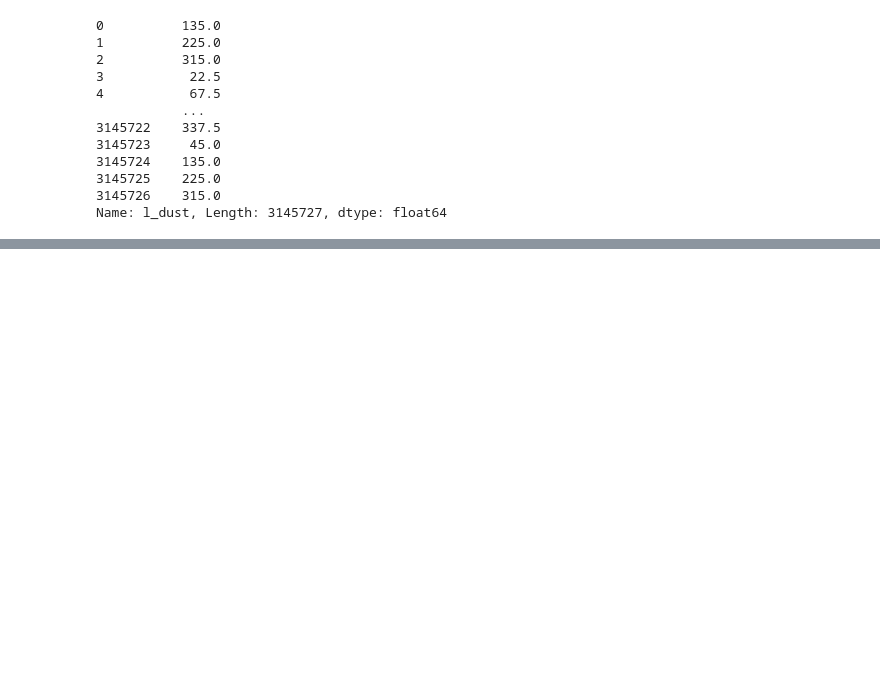
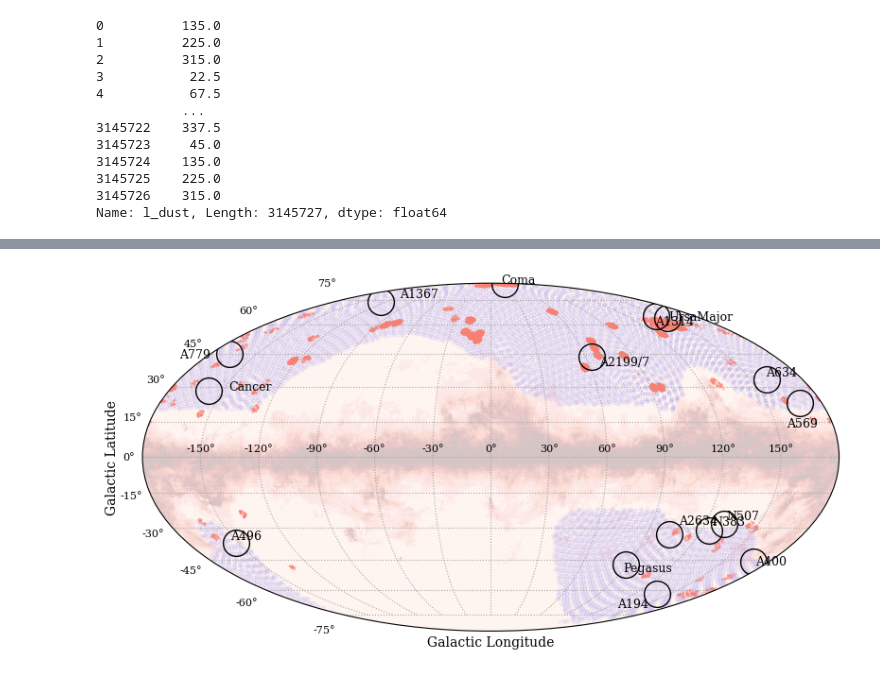
Before and after one commit to KSaid-1/DESI_fuji_FP, a Jupyter notebook: fuji_aitoff.ipynb, the cells around one changed output, grey strips where cells are left out. Cells and saved outputs as stored; diff of their text form; code cells hidden in the pictures; blank space fills up the shorter version.

```diff
--- a/fuji_aitoff.ipynb
+++ b/fuji_aitoff.ipynb
@@ -292,3 +271,93 @@ plt.show()
 6697     66.457402
 Name: l, Length: 6698, dtype: float64
 [figure]
+# %%
+WISE_Data = pd.read_csv("WISE_Data_Mk2.txt", sep="\t", skiprows=[0], header=None)
+
+WISE_Data.columns = ['2MAS_Name', 'NedName','Abell_ID', 'Morph_Type', 'Ra', 'Dec', 'Axis_Ratio', 'Luminosity_Distance',
+                     'Redshift', 'Log_W', 'Log_W_err', 'flux_W1', 'flux_W1_err', 'flux_W2', 'flux_W2_err', 'mag_W1',
+                     'mag_W2', 'mag_W1_err', 'mag_W2_err', 'Khaled Ids', 'Correct Cluster Names']
+
+groups = WISE_Data.groupby("Correct Cluster Names")
+
+fuji = pd.read_csv("fuji_plot_n.csv", delimiter=' ')
+l = np.radians(fuji.l)
+b = np.radians(fuji.b)
+print (fuji.l)
+# Get an array of cluster ID's
+Ids = list(groups.groups.keys())
+
+# Set up the figure
+plt.rcParams.update({'font.size': 8})
+plt.rcParams["font.family"] = "serif"
+plt.rcParams['mathtext.fontset'] = 'cm'
+
+fig = plt.figure(figsize=(8, 4))
+ax = fig.add_subplot(1, 1, 1, projection='mollweide') # or hammer or mollweid if you prefer
+plt.subplots_adjust(top=0.95, bottom=0.02, right=0.95, left=0.08)
+
+
+# position adjustments for the cluster names (so that they don't overlap with the points)
+r_thing = [-0.38, 0.15, -0.15, 0.04, 0.04,
+           -0.45, -0.02, 0.05, 0.09, -0.03,
+           -0.22, 0.02, -0.48, -0.35, 0.2,
+           -0.43,0.2, 0.1, -0.2, 0.09,
+           -0.2, 0.1, -0.4, -0.0, 0.,
+           -0.15, -0.41, 0.04, 0.06, -0.6, -1.45]
+d_thing = [-0.07, 0.05, -0.14, -0.07, 0.08,
+           0.06, 0.05, -0.04, -0.03, 0.025,
+           -0.18, 0.02, -0.04, 0.05, -0.00,
+           -0.05, 0.05, -0.03, -0.13, -0.03,
+           -0.07, -0.03, 0.06, 0.04, 0.03,
+           -0.18, 0.045, -0.06, -0.04, 0.06, 0.08]
+
+from matplotlib.colors import Normalize
+
+class MidpointNormalize(Normalize):
+    def __init__(self, vmin=None, vmax=None, midpoint=None, clip=False):
+        self.midpoint = midpoint
+        Normalize.__init__(self, vmin, vmax, clip)
+
+    def __call__(self, value, clip=None):
+        # I'm ignoring masked values and all kinds of edge cases to make a
+        # simple example...
+        x, y = [self.vmin, self.midpoint, self.vmax], [-3.0, 0.0, 3.0]
+        return np.ma.masked_array(np.interp(value, x, y))
+norm = MidpointNormalize(midpoint=-1.0)
+ax.scatter(np.radians(l_dust),np.radians(b_dust),s=0.1, c=ebv_dust,edgecolors='none',cmap='Reds',norm=norm,alpha=0.1,rasterized = True)
+for i, Id in enumerate(Ids):
+    group = groups.get_group(Id)
+    ra_group = np.average(group['Ra'])
+    dec_group = np.average(group['Dec'])
+    if dec_group > -18.0:
+
+        c = SkyCoord(ra=ra_group * u.deg, dec=dec_group * u.deg)
+
+        # convert the coordinates from ra and dec to galactic coordinates
+        c_gal = c.galactic
+
+        # get the galactic Longitude in radians
+        c_longitude = c_gal.l.radian
+
+        # flip the Longitudes larger than pi to the other side of the plot
+        if c_longitude > np.pi:
+            c_longitude -= 2 * np.pi
+
+        # get the galactic latitude in radians
+        c_latitude = c_gal.b.radian
+
+        # define the sizes of the points
+        size = round(len(group))/3
+
+
+        ax.text(c_longitude+r_thing[i], c_latitude+d_thing[i], r'{}'.format(Id), fontsize=9, color='black')
+        ax.plot(c_longitude, c_latitude, 'o', markersize=20, color='black', markeredgecolor='black',mfc='none')
+ax.scatter(l_desi,b_desi,s=5.,alpha=0.05,facecolors='none', edgecolors='b')
+ax.scatter(l,b,s=0.1,color='salmon')
+ax.grid(visible=True, which='both', color='0.65', linestyle=':')
+ax.set_ylabel('Galactic Latitude', fontsize=10, labelpad=1)
+ax.set_xlabel('Galactic Longitude', fontsize=10, labelpad=+4)
+plt.tight_layout()
+plt.savefig('fuji_New_mollweide.pdf')
+plt.show()
+# %% [output]
@@ -294,0 +376 @@ Name: l, Length: 6698, dtype: float64
+[figure, added]
```
Also changed, not shown: parts of 6 cells of this notebook, 5 other files.
